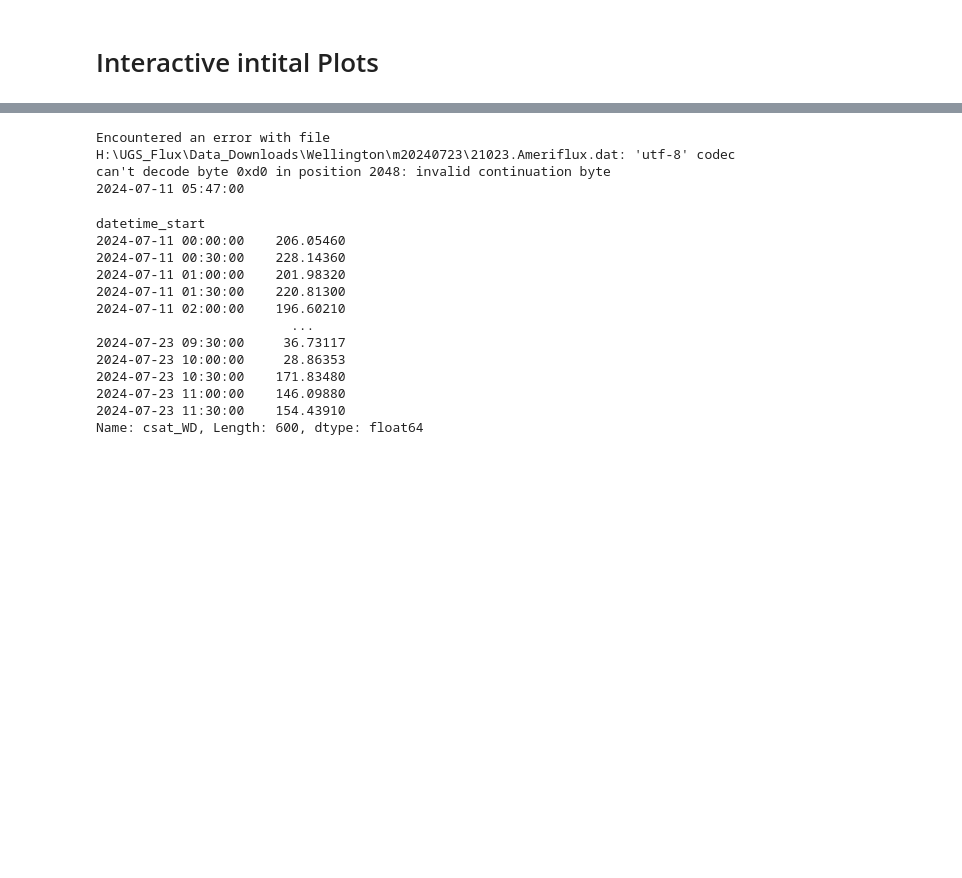
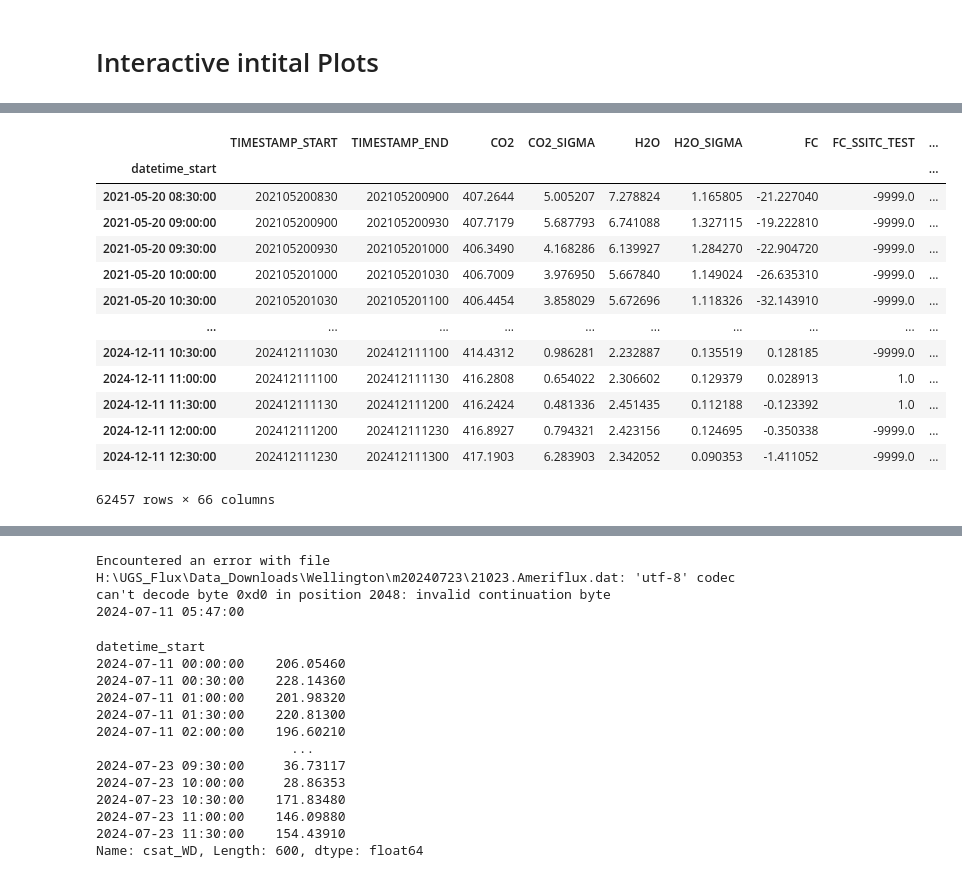
Before and after one commit to utah-geological-survey/MicroMet, a Jupyter notebook: Notebooks/DL_test_forAmeriFluxOutputOnly.ipynb, the cells around one changed output, grey strips where cells are left out. Cells and saved outputs as stored; diff of their text form; code cells hidden in the pictures; blank space fills up the shorter version.

```diff
--- a/Notebooks/DL_test_forAmeriFluxOutputOnly.ipynb
+++ b/Notebooks/DL_test_forAmeriFluxOutputOnly.ipynb
@@ -176,0 +334,28 @@ UTM_filtered.to_csv(amflux_out + 'US-UTM/US-UTM_HH_202210261500_202412110800.csv
+# %%
+start_date4 = pd.to_datetime('2024-10-12')
+end_date4 = pd.to_datetime('2024-10-18')
+
+# Create a boolean mask to select rows within August 2024
+mask = (UTW_filtered.index >= start_date4) & (UTW_filtered.index <= end_date4)
+
+# Set the values of 'tw' to -9999 within August 2024
+UTW_filtered.loc[mask, 'LW_IN'] = -9999
+UTW_filtered.loc[mask, 'LW_OUT'] = -9999
+UTW_filtered.loc[mask, 'SW_IN'] = -9999
+# %%
+UTW_filtered
+# %% [output]
+|  | TIMESTAMP_START | TIMESTAMP_END | CO2 | CO2_SIGMA | H2O | H2O_SIGMA | FC | FC_SSITC_TEST | ... |
+| datetime_start |  |  |  |  |  |  |  |  | ... |
+| 2021-05-20 08:30:00 | 202105200830 | 202105200900 | 407.2644 | 5.005207 | 7.278824 | 1.165805 | -21.227040 | -9999.0 | ... |
+| 2021-05-20 09:00:00 | 202105200900 | 202105200930 | 407.7179 | 5.687793 | 6.741088 | 1.327115 | -19.222810 | -9999.0 | ... |
+| 2021-05-20 09:30:00 | 202105200930 | 202105201000 | 406.3490 | 4.168286 | 6.139927 | 1.284270 | -22.904720 | -9999.0 | ... |
+| 2021-05-20 10:00:00 | 202105201000 | 202105201030 | 406.7009 | 3.976950 | 5.667840 | 1.149024 | -26.635310 | -9999.0 | ... |
+| 2021-05-20 10:30:00 | 202105201030 | 202105201100 | 406.4454 | 3.858029 | 5.672696 | 1.118326 | -32.143910 | -9999.0 | ... |
+| ... | ... | ... | ... | ... | ... | ... | ... | ... | ... |
+| 2024-12-11 10:30:00 | 202412111030 | 202412111100 | 414.4312 | 0.986281 | 2.232887 | 0.135519 | 0.128185 | -9999.0 | ... |
+| 2024-12-11 11:00:00 | 202412111100 | 202412111130 | 416.2808 | 0.654022 | 2.306602 | 0.129379 | 0.028913 | 1.0 | ... |
+| 2024-12-11 11:30:00 | 202412111130 | 202412111200 | 416.2424 | 0.481336 | 2.451435 | 0.112188 | -0.123392 | 1.0 | ... |
+| 2024-12-11 12:00:00 | 202412111200 | 202412111230 | 416.8927 | 0.794321 | 2.423156 | 0.124695 | -0.350338 | -9999.0 | ... |
+| 2024-12-11 12:30:00 | 202412111230 | 202412111300 | 417.1903 | 6.283903 | 2.342052 | 0.090353 | -1.411052 | -9999.0 | ... |
+62457 rows × 66 columns
```
Also changed, not shown: parts of 38 cells of this notebook, 1 other file.
